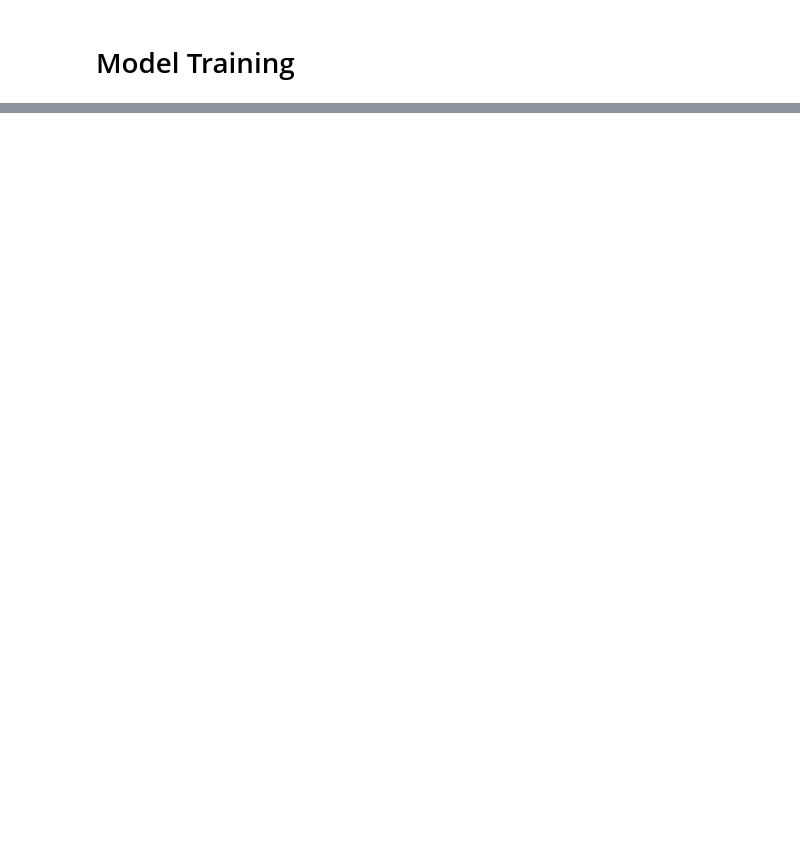
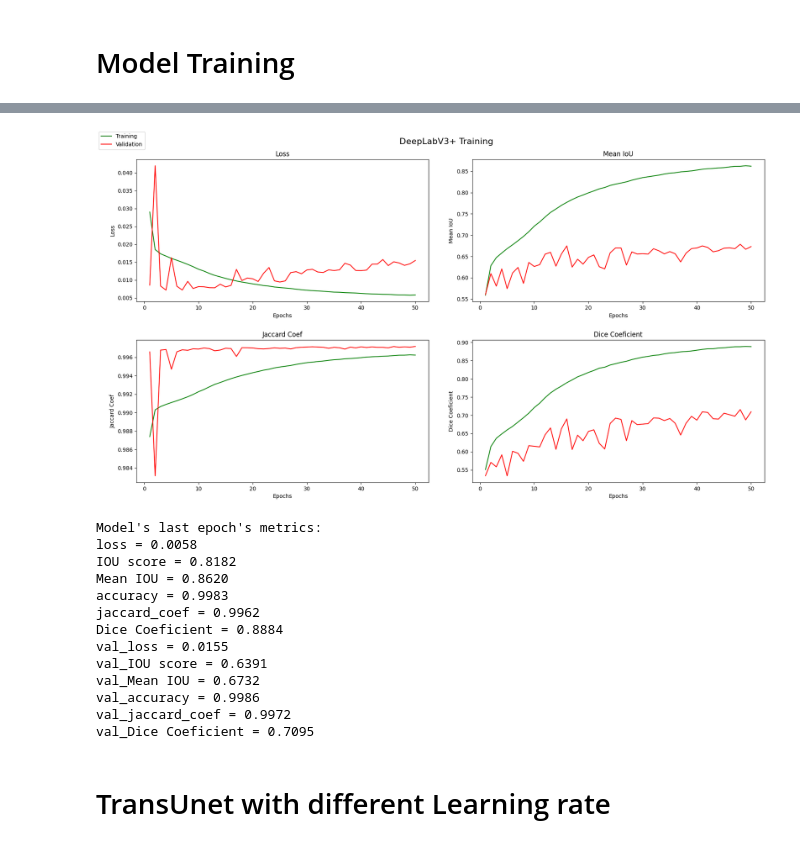
Before and after one commit to pemujo/w210-capstone, a Jupyter notebook: Baseline Model Training.ipynb, the cells around one changed output, grey strips where cells are left out. Saved outputs shown, nothing was run; the diff lists cells and outputs as text; code cells hidden in the pictures; blank space fills up the shorter version.

```diff
--- a/Baseline Model Training.ipynb
+++ b/Baseline Model Training.ipynb
@@ -729,0 +800,6 @@ visualize_train_curves(train_history, "Unet using all time-series images Trainin
+# %%
+# Plot Unet Training History
+model_name = "Baseline_Unet_Ash_Image_50_epochs"
+with open(TRAIN_HISTORY_PATH + model_name + '_train_history.pkl', 'rb') as pfile:
+    train_history = pickle.load(pfile)
+visualize_train_curves(train_history, "UNet Training")
@@ -729,0 +821,6 @@ visualize_train_curves(train_history, "Unet using all time-series images Trainin
+# %%
+# Plot Resnet101 Training History
+model_name = "Baseline_Resnet101_Ash_Image_50_epochs"
+with open(TRAIN_HISTORY_PATH + model_name + '_train_history.pkl', 'rb') as pfile:
+    train_history = pickle.load(pfile)
+visualize_train_curves(train_history, "Resnet101 Training")
@@ -729,0 +842,23 @@ visualize_train_curves(train_history, "Unet using all time-series images Trainin
+# %%
+# Plot DeeplabV3+ Training History
+model_name = "Baseline_DeepLabv3Plus_Ash_Image_50_epochs_BCE_Dice_Loss"
+with open(TRAIN_HISTORY_PATH + model_name + '_train_history.pkl', 'rb') as pfile:
+    train_history = pickle.load(pfile)
+visualize_train_curves(train_history, "DeepLabV3+ Training")
+# %% [output]
+[figure, added]
+Model's last epoch's metrics:
+loss = 0.0058
+IOU score = 0.8182
+Mean IOU = 0.8620
+accuracy = 0.9983
+jaccard_coef = 0.9962
+Dice Coeficient = 0.8884
+val_loss = 0.0155
+val_IOU score = 0.6391
+val_Mean IOU = 0.6732
+val_accuracy = 0.9986
+val_jaccard_coef = 0.9972
+val_Dice Coeficient = 0.7095
+# %% [markdown]
+# TransUnet with different Learning rate
```
Also changed, not shown: parts of 15 cells of this notebook.
